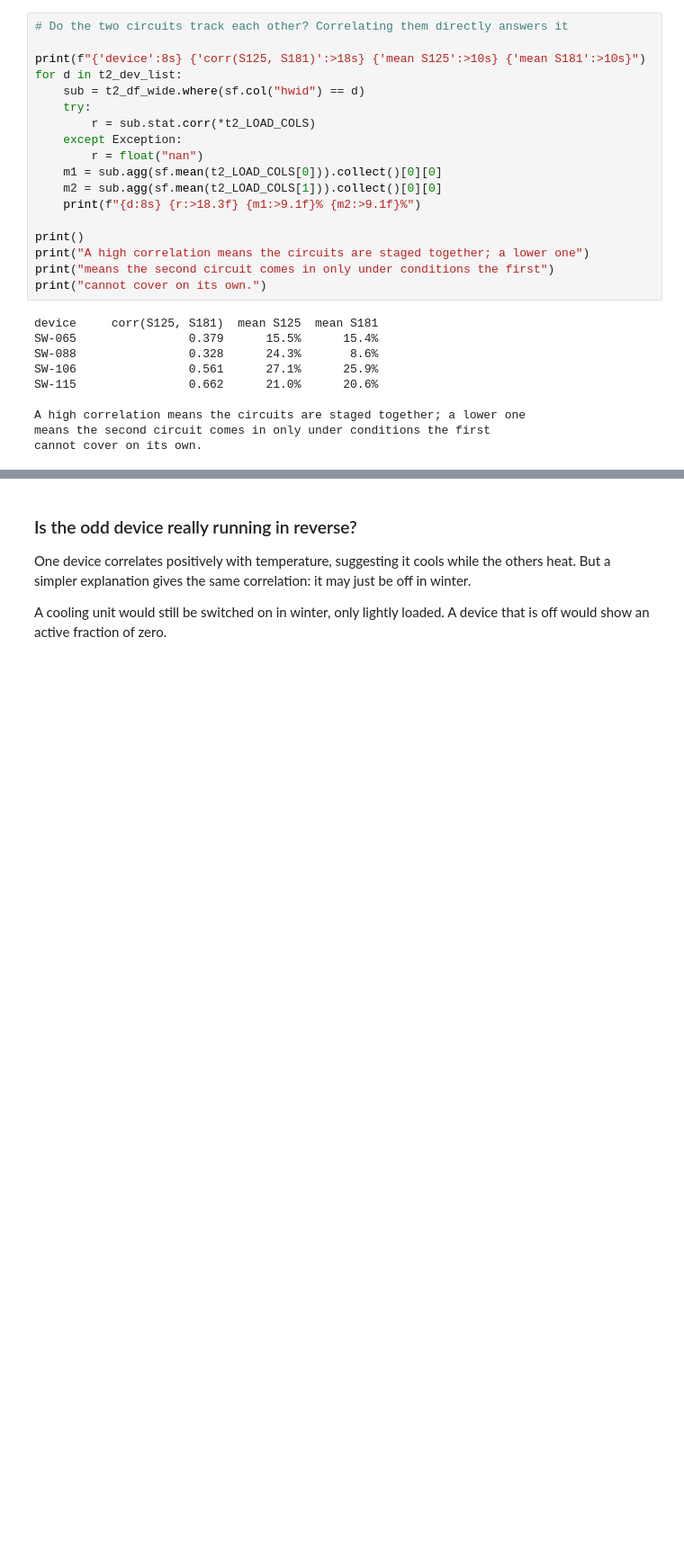
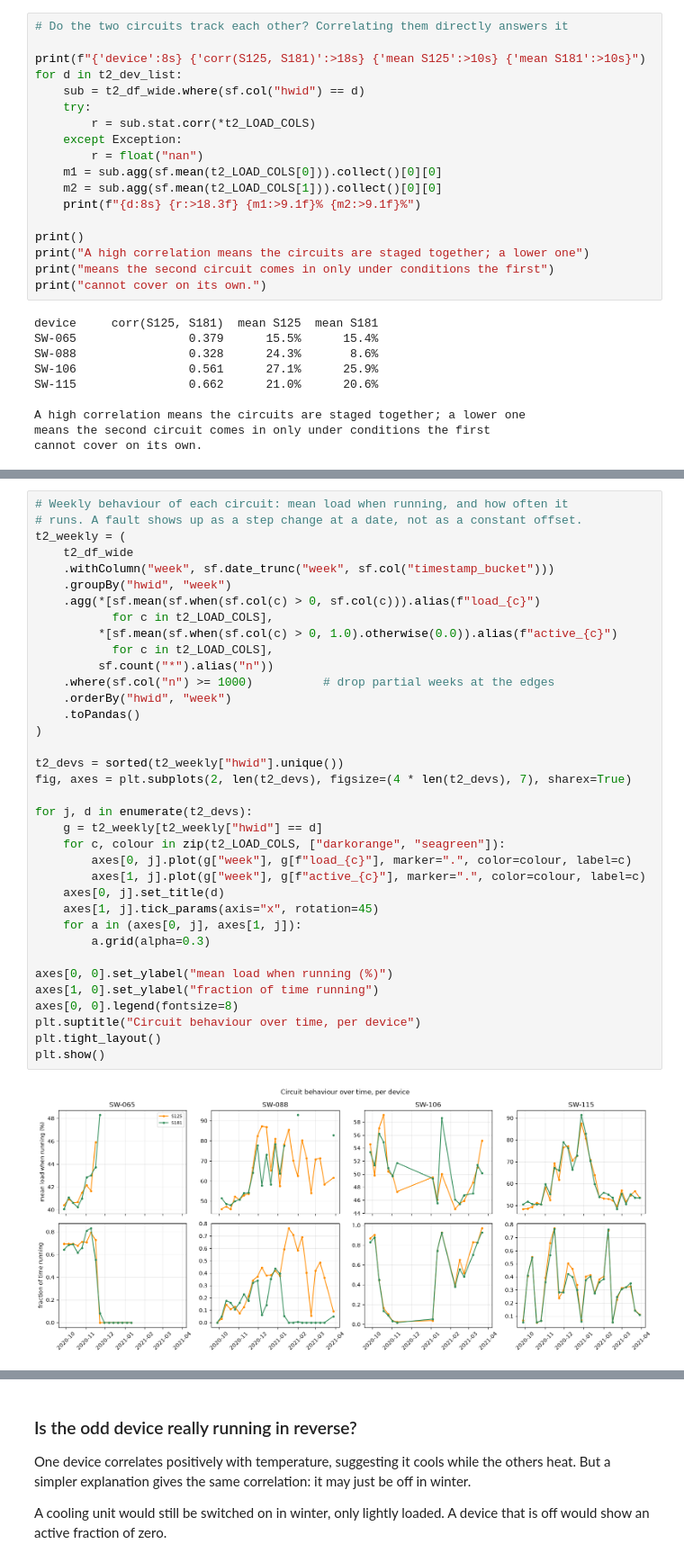
Before and after one commit to PasqualeAndreacchio/AnomalyDection-Spark, a Jupyter notebook: anomaly_detection2.ipynb, the cells around one changed output, grey strips where cells are left out. Shown at 90% size. Drawn from its saved outputs; the diff is of its cells as text; blank space fills up the shorter version.

Commit message:
Task 2: circuit divergence analysis

```diff
--- a/anomaly_detection2.ipynb
+++ b/anomaly_detection2.ipynb
@@ -829,0 +839,38 @@ cannot cover on its own.
+# %%
+# Weekly behaviour of each circuit: mean load when running, and how often it
+# runs. A fault shows up as a step change at a date, not as a constant offset.
+t2_weekly = (
+    t2_df_wide
+    .withColumn("week", sf.date_trunc("week", sf.col("timestamp_bucket")))
+    .groupBy("hwid", "week")
+    .agg(*[sf.mean(sf.when(sf.col(c) > 0, sf.col(c))).alias(f"load_{c}")
+           for c in t2_LOAD_COLS],
+         *[sf.mean(sf.when(sf.col(c) > 0, 1.0).otherwise(0.0)).alias(f"active_{c}")
+           for c in t2_LOAD_COLS],
+         sf.count("*").alias("n"))
+    .where(sf.col("n") >= 1000)          # drop partial weeks at the edges
+    .orderBy("hwid", "week")
+    .toPandas()
+)
+
+t2_devs = sorted(t2_weekly["hwid"].unique())
+fig, axes = plt.subplots(2, len(t2_devs), figsize=(4 * len(t2_devs), 7), sharex=True)
+
+for j, d in enumerate(t2_devs):
+    g = t2_weekly[t2_weekly["hwid"] == d]
+    for c, colour in zip(t2_LOAD_COLS, ["darkorange", "seagreen"]):
+        axes[0, j].plot(g["week"], g[f"load_{c}"], marker=".", color=colour, label=c)
+        axes[1, j].plot(g["week"], g[f"active_{c}"], marker=".", color=colour, label=c)
+    axes[0, j].set_title(d)
+    axes[1, j].tick_params(axis="x", rotation=45)
+    for a in (axes[0, j], axes[1, j]):
+        a.grid(alpha=0.3)
+
+axes[0, 0].set_ylabel("mean load when running (%)")
+axes[1, 0].set_ylabel("fraction of time running")
+axes[0, 0].legend(fontsize=8)
+plt.suptitle("Circuit behaviour over time, per device")
+plt.tight_layout()
+plt.show()
+# %% [output]
+[figure, added]
```
Also changed, not shown: parts of 25 cells of this notebook, 6 other files.
